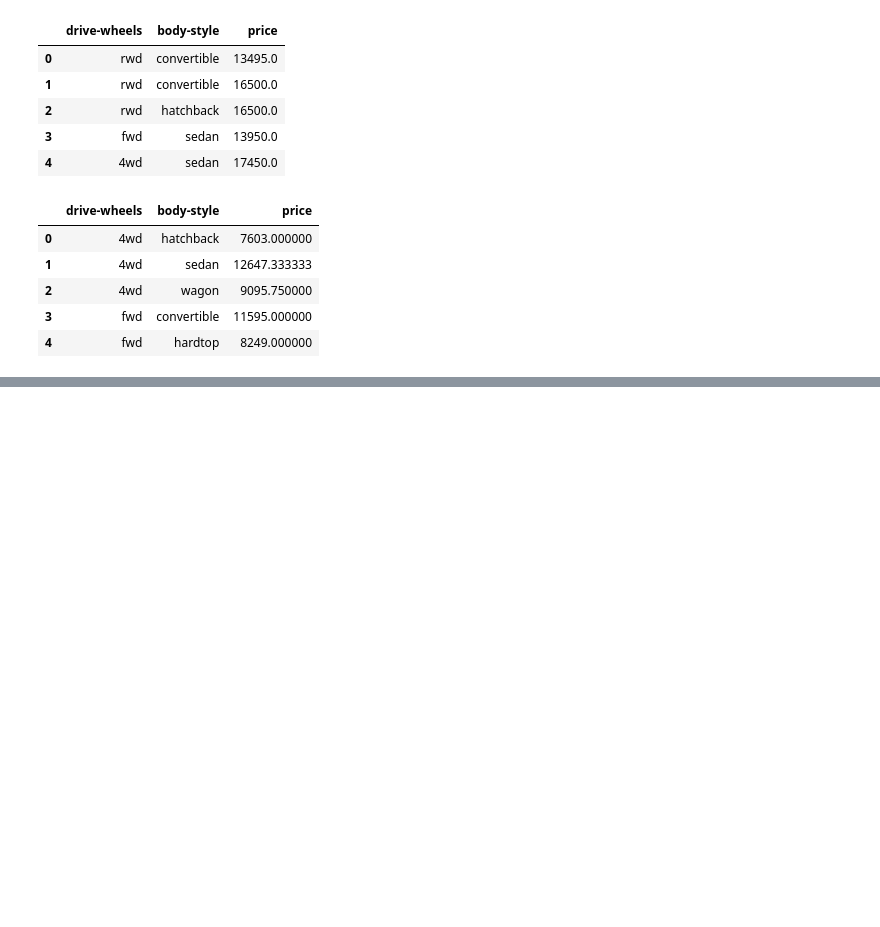
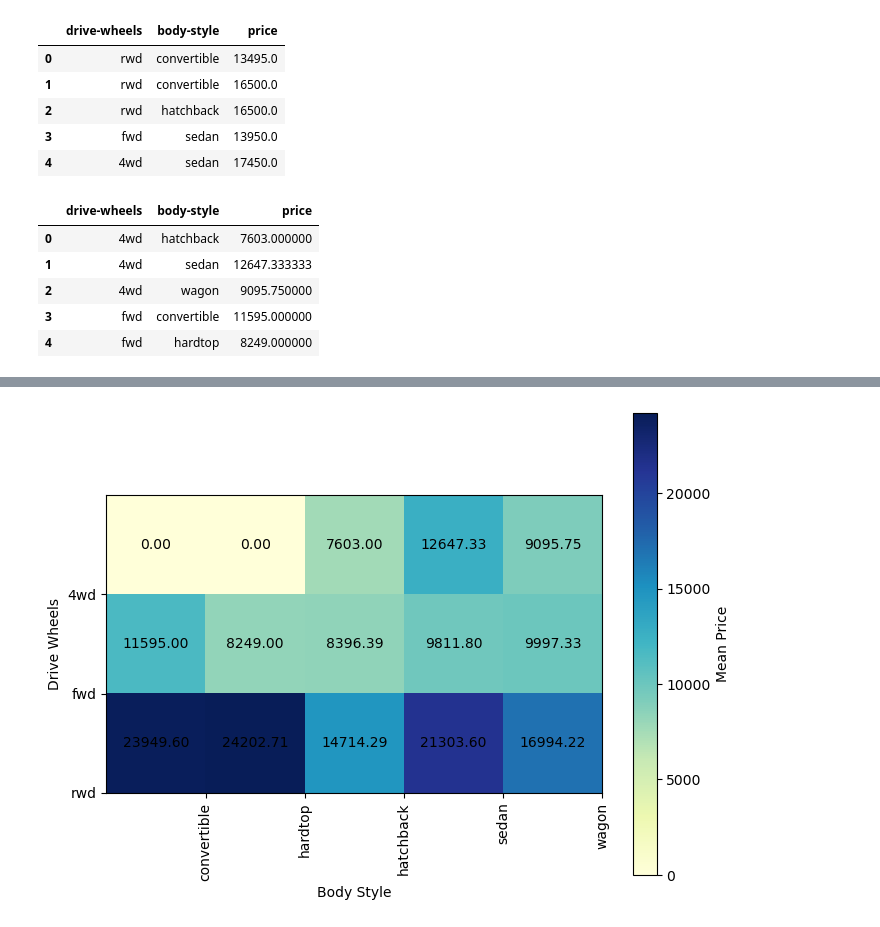
Before and after one commit to jgomezz/cpe_ciencia_datos_python, a Jupyter notebook: mod3_analitica_datos_python/semana_02_analisis_exploratorio_datos.ipynb, the cells around one changed output, grey strips where cells are left out. Saved outputs shown, nothing was run; the diff lists cells and outputs as text; code cells hidden in the pictures; blank space fills up the shorter version.

```diff
--- a/mod3_analitica_datos_python/semana_02_analisis_exploratorio_datos.ipynb
+++ b/mod3_analitica_datos_python/semana_02_analisis_exploratorio_datos.ipynb
@@ -294,0 +297,4 @@ df_group_two.head()
+# %%
+df_gptest1 = df[['drive-wheels','body-style','price']]
+grouped_test1 = df_gptest1.groupby(['drive-wheels','body-style'], as_index=False).mean()
+grouped_test1
@@ -294,0 +316,3 @@ df_group_two.head()
+# %%
+grouped_pivot1 = grouped_test1.pivot(index='drive-wheels', columns='body-style')
+grouped_pivot1.head()
@@ -294,0 +326,4 @@ df_group_two.head()
+# %%
+grouped_pivot1 = grouped_pivot1.fillna(0)
+grouped_pivot1 = round(grouped_pivot1, 2)
+grouped_pivot1
@@ -294,0 +386,28 @@ df_group_two.head()
+# %%
+fig, ax = plt.subplots(figsize=(8,6))
+im = ax.imshow(grouped_pivot1, cmap='YlGnBu')
+
+row_labels = grouped_pivot1.columns.get_level_values(1)
+col_labels = grouped_pivot1.index
+
+ax.set_xticks(np.arange(grouped_pivot1.shape[1]) + 0.5 , minor=False)
+ax.set_yticks(np.arange(grouped_pivot1.shape[0]) + 0.5 , minor=False)
+ax.set_xticklabels(row_labels, minor=False)
+ax.set_yticklabels(col_labels, minor=False)
+
+ax.set_ylabel('Drive Wheels')
+ax.set_xlabel('Body Style')
+
+plt.xticks(rotation=90)
+fig.colorbar(im, label='Mean Price')
+
+for y in range(grouped_pivot1.shape[0]):
+    for x in range(grouped_pivot1.shape[1]):
+        plt.text(x , y , '%.2f' % grouped_pivot1.iloc[y, x],
+                 horizontalalignment='center',
+                 verticalalignment='center',
+                 color='black')
+
+plt.show()
+# %% [output]
+[figure, added]
```
Also changed, not shown: parts of 7 cells of this notebook.
